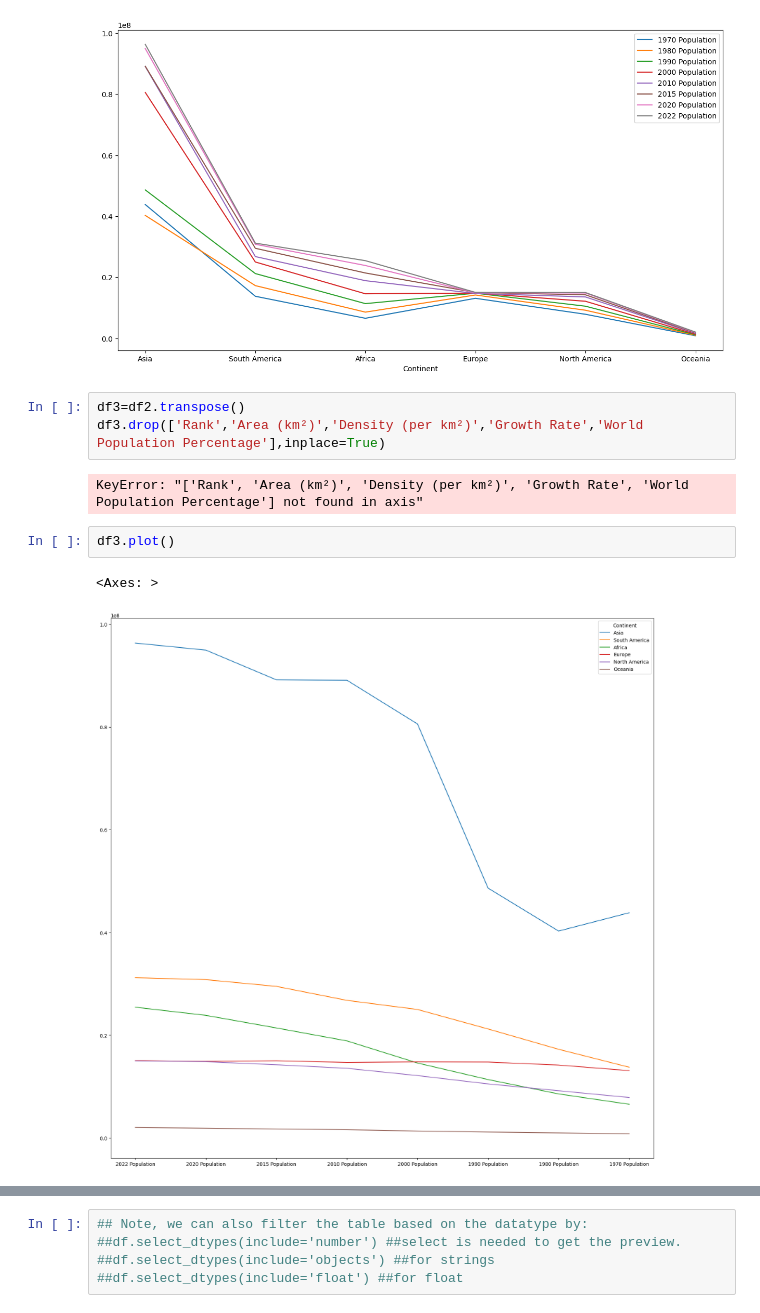
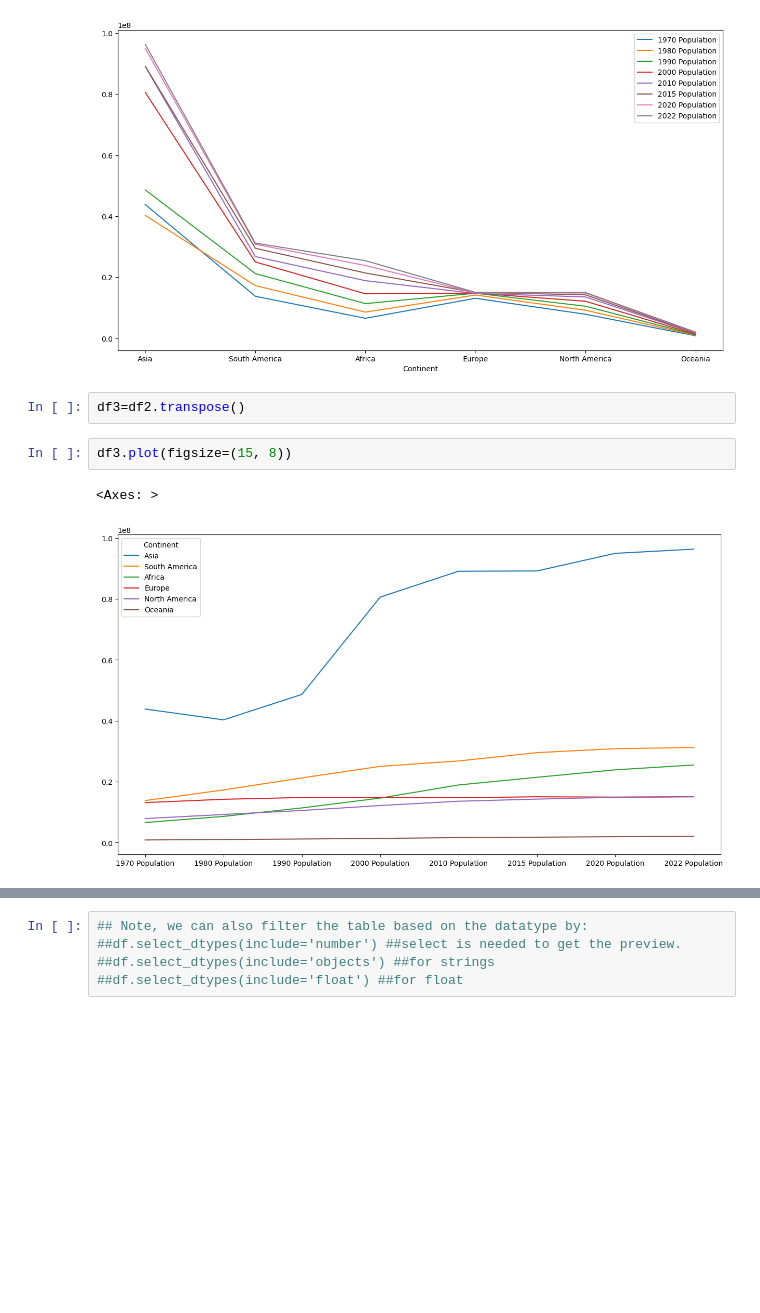
Before and after one commit to tanmaykumar99/world-population-analysis, a Jupyter notebook: World Population Pandas Analysis.ipynb, the cells around one changed output, grey strips where cells are left out. Cells and saved outputs as stored; diff of their text form; blank space fills up the shorter version.

Commit message:
Fixed python script to avoid redundancy in df.drop()

```diff
--- a/World Population Pandas Analysis.ipynb
+++ b/World Population Pandas Analysis.ipynb
@@ -156,11 +149,8 @@ df2.plot(figsize=(15, 8))
 [figure]
 # %%
 df3=df2.transpose()
-df3.drop(['Rank','Area (km²)','Density (per km²)','Growth Rate','World Population Percentage'],inplace=True)
-# %% [output]
-KeyError: "['Rank', 'Area (km²)', 'Density (per km²)', 'Growth Rate', 'World Population Percentage'] not found in axis"
 # %%
-df3.plot()
+df3.plot(figsize=(15, 8))
 # %% [output]
 <Axes: >
-[figure, old version]
+[figure, new version]
```
Also changed, not shown: parts of 3 cells of this notebook.
